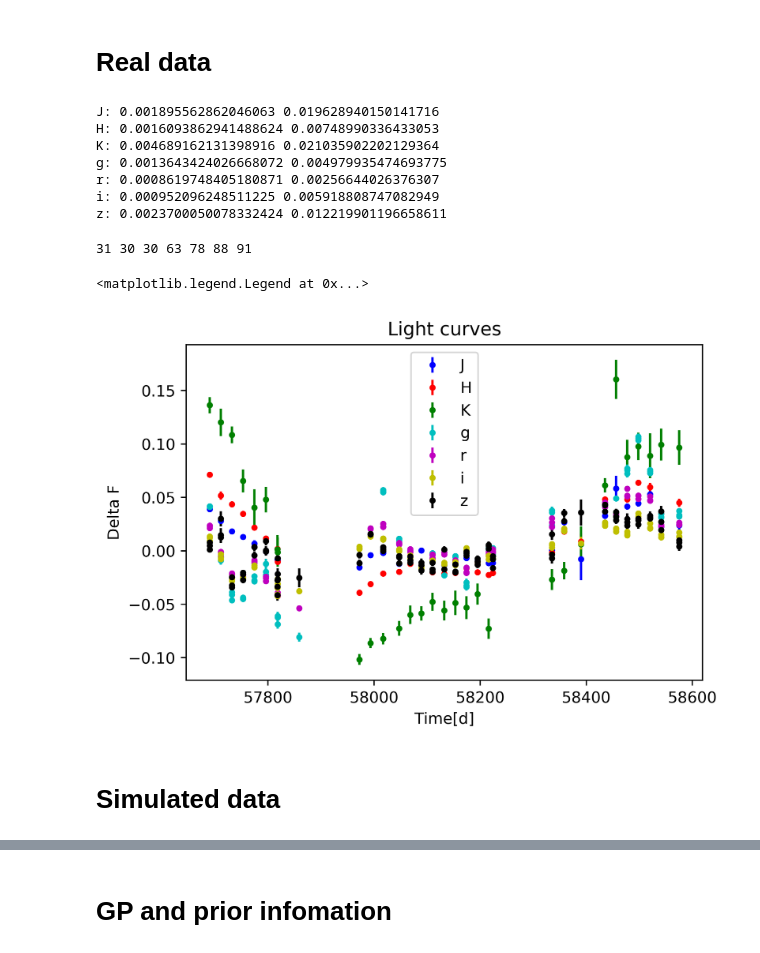
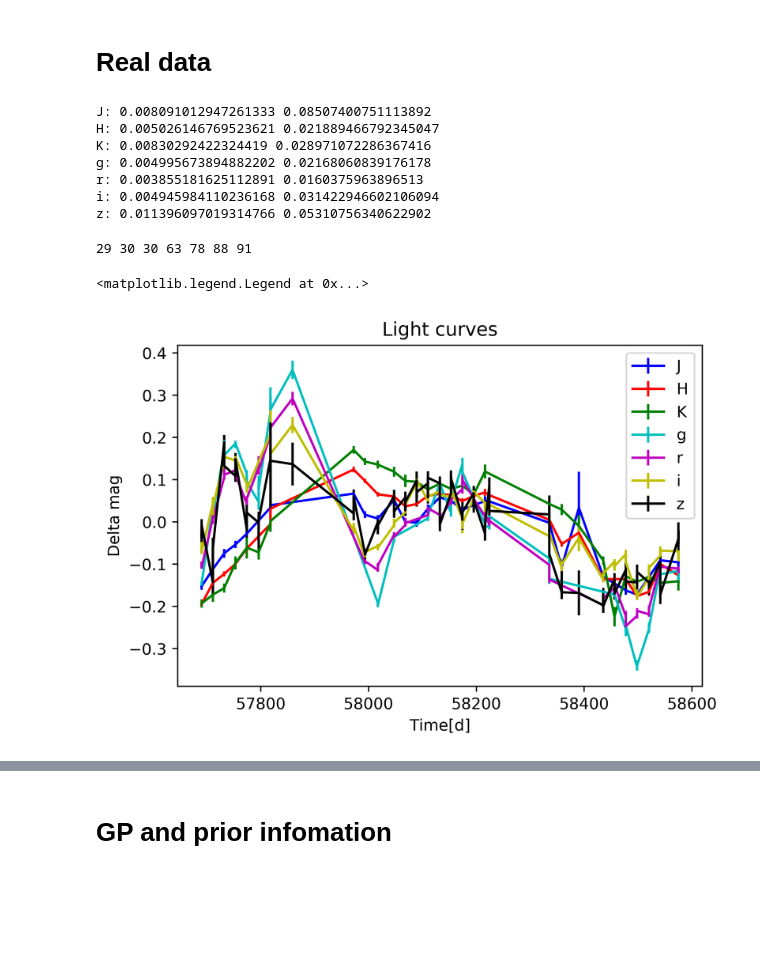
Before and after one commit to MalteBrinch/Master-Thesis-Code, a Jupyter notebook: 7d conv and iterating a GP.ipynb, the cells around one changed output, grey strips where cells are left out. Saved outputs shown, nothing was run; the diff lists cells and outputs as text; code cells hidden in the pictures; blank space fills up the shorter version.

```diff
--- a/7d conv and iterating a GP.ipynb
+++ b/7d conv and iterating a GP.ipynb
@@ -65,14 +65,14 @@ mag_ref1 = data['MAG_APER_2'][:,apno] # I have found that _3 is good here
 mag_ref2 = data['MAG_APER_4'][:,apno]
 
 #transform to flux
-mag_zero = mag_ref1
-mag_agn  = 10**(0.4*(mag_zero-mag_agn))
-mag_ref1 = 10**(0.4*(mag_zero-mag_ref1)) # I have found that _3 is good here
-mag_ref2 = 10**(0.4*(mag_zero-mag_ref1))
+#mag_zero = mag_ref1
+#mag_agn  = 10**(0.4*(mag_zero-mag_agn))
+#mag_ref1 = 10**(0.4*(mag_zero-mag_ref1)) # I have found that _3 is good here
+#mag_ref2 = 10**(0.4*(mag_zero-mag_ref1))
 
 
 # Get the differential magnitudes
-delta_mag_agn_ref1 = mag_agn #- mag_ref1
+delta_mag_agn_ref1 = mag_agn - mag_ref1
 delta_mag_ref2_ref1 = mag_ref2 - mag_ref1
 
 # Get the magnitude errors
@@ -81,12 +81,13 @@ magerr_ref1 = data['MAGERR_APER_2'][:,apno]
 magerr_ref2= data['MAGERR_APER_4'][:,apno]
 
 #transform the errors to flux
-magerr_agn = (np.sqrt(magerr_agn**2 + magerr_ref1**2)*mag_agn)/(2.5/np.log(10.0))
-magerr_ref1 = (magerr_ref1*mag_ref1)/(2.5/np.log(10.0))
-magerr_ref2= (magerr_ref2*mag_ref2)/(2.5/np.log(10.0))
+#magerr_agn = (np.sqrt(magerr_agn**2 + magerr_ref1**2)*mag_agn)/(2.5/np.log(10.0))
+#magerr_ref1 = (magerr_ref1*mag_ref1)/(2.5/np.log(10.0))
+#magerr_ref2= (magerr_ref2*mag_ref2)/(2.5/np.log(10.0))
 
 # Get the differential magnitudes error
-delta_magerr_agn_ref1 = magerr_agn#np.sqrt(magerr_agn**2 + magerr_ref1**2)#np.abs(delta_mag_agn_ref1)*np.sqrt((magerr_agn/mag_ref1)**2 + (magerr_ref1/mag_ref1)**2)
+S=1
+delta_magerr_agn_ref1 = S*np.sqrt(magerr_agn**2 + magerr_ref1**2)#np.abs(delta_mag_agn_ref1)*np.sqrt((magerr_agn/mag_ref1)**2 + (magerr_ref1/mag_ref1)**2)##
 delta_magerr_ref2_ref1 = np.sqrt(magerr_ref2**2 + magerr_ref1**2)
 errlim = 0.1#0.1 #max error value
 
@@ -279,32 +280,31 @@ print('r:',min(yrerr),max(yrerr))
 print('i:',min(yierr),max(yierr))
 print('z:',min(yzerr),max(yzerr))
 # %% [output]
-J: 0.001895562862046063 0.019628940150141716
-H: 0.0016093862941488624 0.00748990336433053
-K: 0.004689162131398916 0.021035902202129364
-g: 0.0013643424026668072 0.004979935474693775
-r: 0.0008619748405180871 0.00256644026376307
-i: 0.000952096248511225 0.005918808747082949
-z: 0.0023700050078332424 0.012219901196658611
+J: 0.008091012947261333 0.08507400751113892
+H: 0.005026146769523621 0.021889466792345047
+K: 0.00830292422324419 0.028971072286367416
+g: 0.004995673894882202 0.02168060839176178
+r: 0.003855181625112891 0.0160375963896513
+i: 0.004945984110236168 0.031422946602106094
+z: 0.011396097019314766 0.05310756340622902
 # %%
 print(len(xJ),len(xH),len(xK),len(xg),len(xr),len(xi),len(xz))
 plt.figure(dpi=500)
 k=1
-plt.errorbar(xJ, yJ, k*yJerr,fmt='b.',label='J')
-plt.errorbar(xH, yH, k*yHerr,fmt='r.',label='H')
-plt.errorbar(xK, yK, yKerr,fmt='g.',label='K')
-plt.errorbar(xg, yg, k*ygerr,fmt='c.',label='g')
-plt.errorbar(xr, yr, k*yrerr,fmt='m.',label='r')
-plt.errorbar(xi, yi, k*yierr,fmt='y.',label='i')
-plt.errorbar(xz, yz, k*yzerr,fmt='k.',label='z')
+plt.errorbar(xJ, yJ, k*yJerr,fmt='b',label='J')
+plt.errorbar(xH, yH, k*yHerr,fmt='r',label='H')
+plt.errorbar(xK, yK, k*yKerr,fmt='g',label='K')
+plt.errorbar(xg, yg, k*ygerr,fmt='c',label='g')
+plt.errorbar(xr, yr, k*yrerr,fmt='m',label='r')
+plt.errorbar(xi, yi, k*yierr,fmt='y',label='i')
+plt.errorbar(xz, yz, k*yzerr,fmt='k',label='z')
 #plt.ylim(-50000000,50000000)
 plt.title('Light curves')
 plt.xlabel('Time[d]')
-plt.ylabel('Delta F')
+plt.ylabel('Delta mag')
+#plt.gca().invert_yaxis()
 plt.legend()
 # %% [output]
-31 30 30 63 78 88 91
+29 30 30 63 78 88 91
 <matplotlib.legend.Legend at 0x...>
-[figure, old version]
+[figure, new version]
-# %% [markdown]
-# Simulated data
```
Also changed, not shown: parts of 29 cells of this notebook.
